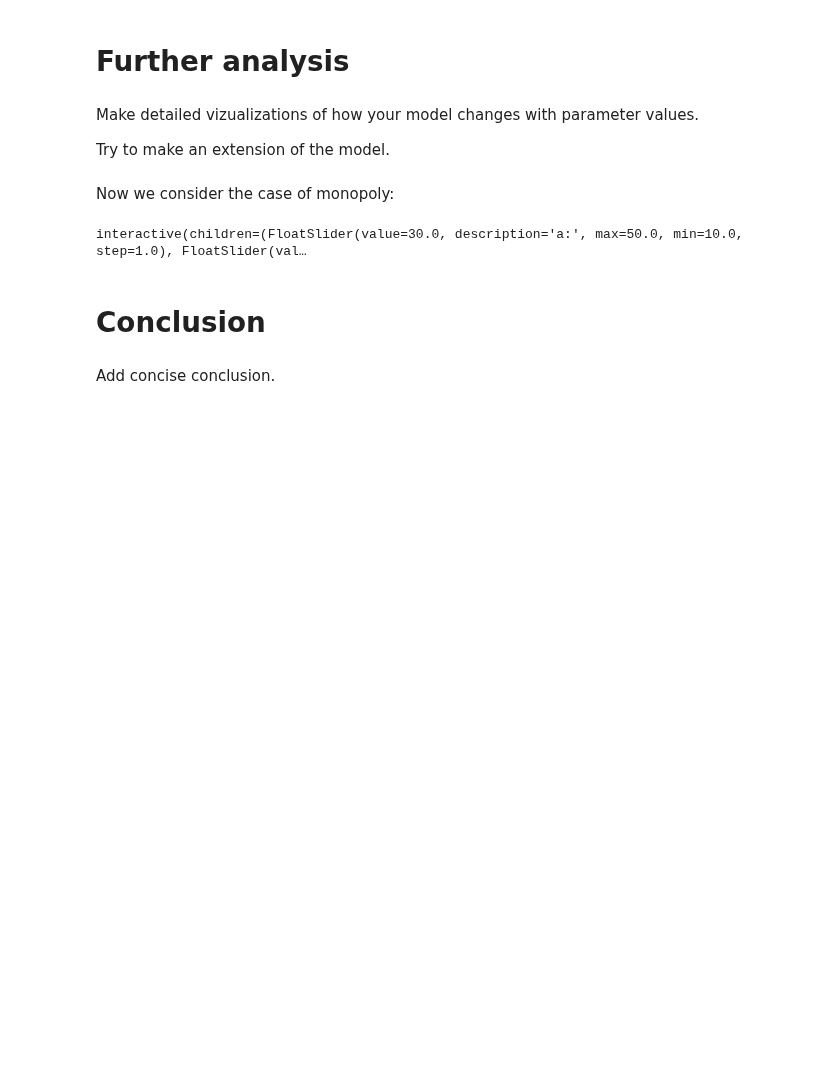
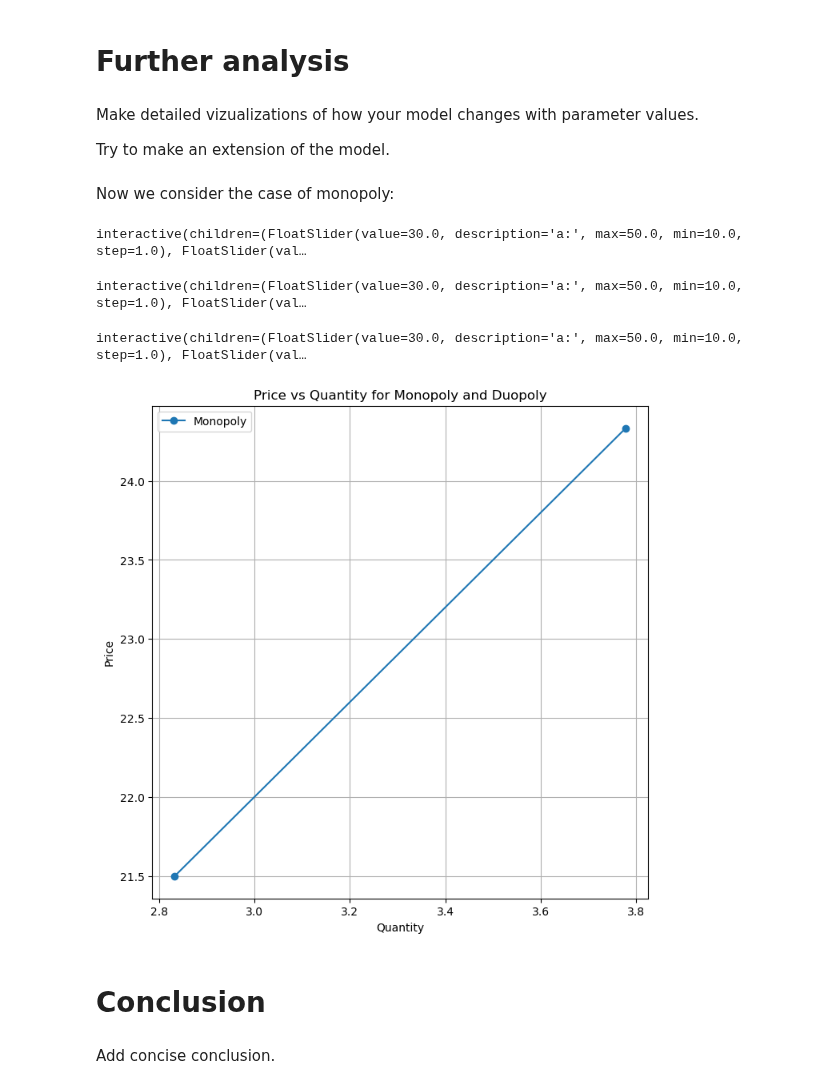
Before and after one commit to NumEconCopenhagen/projects-2024-zgc373-og-pgj472, a Jupyter notebook: modelproject/modelproject.ipynb, the cells around one changed output. Saved outputs shown, nothing was run; the diff lists cells and outputs as text; code cells hidden in the pictures; blank space fills up the shorter version.

```diff
--- a/modelproject/modelproject.ipynb
+++ b/modelproject/modelproject.ipynb
@@ -67,6 +67,20 @@ Now we consider the case of monopoly:
 m = monopoly_model(a=30, b=3, MC=13)
 # %% [output]
 interactive(children=(FloatSlider(value=30.0, description='a:', max=50.0, min=10.0, step=1.0), FloatSlider(val…
+# %%
+# Create instances of the monopoly_model and duopoly_model classes
+d = duopoly_model(a=30, b=3, MC=13)
+m = monopoly_model(a=30, b=3, MC=13)
+
+# Create an instance of the plotcomparison class
+pc = plotcomparison(duopoly_model=d, monopoly_model=m)
+
+# Call the plot method on the plotcomparison instance
+pc.plot(a=30, b=3, MC=13)
+# %% [output]
+interactive(children=(FloatSlider(value=30.0, description='a:', max=50.0, min=10.0, step=1.0), FloatSlider(val…
+interactive(children=(FloatSlider(value=30.0, description='a:', max=50.0, min=10.0, step=1.0), FloatSlider(val…
+[figure, added]
 # %% [markdown]
 # Conclusion
 # %% [markdown]
```
Also changed, not shown: parts of 1 cell of this notebook, 1 other file.
